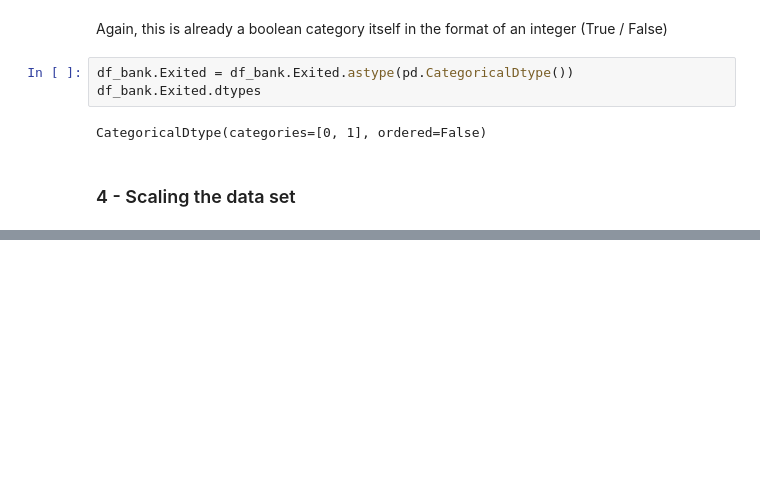
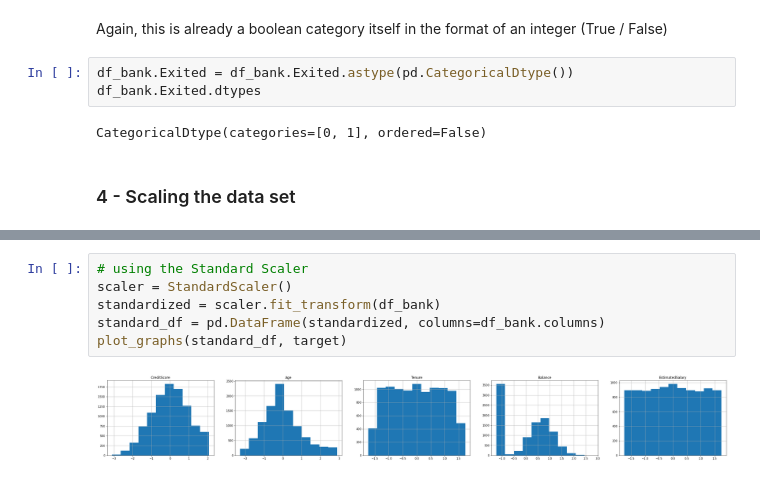
Before and after one commit to Maycas/Bank-Data-Analysis, a Jupyter notebook: Bank Data.ipynb, the cells around one changed output, grey strips where cells are left out. Cells and saved outputs as stored; diff of their text form; blank space fills up the shorter version.

```diff
--- a/Bank Data.ipynb
+++ b/Bank Data.ipynb
@@ -1552,0 +1567,8 @@ In this section we will scale all numerical features:
+# %%
+# using the Standard Scaler
+scaler = StandardScaler()
+standardized = scaler.fit_transform(df_bank)
+standard_df = pd.DataFrame(standardized, columns=df_bank.columns)
+plot_graphs(standard_df, target)
+# %% [output]
+[figure, added]
```
Also changed, not shown: parts of 23 cells of this notebook, 1 other file.
